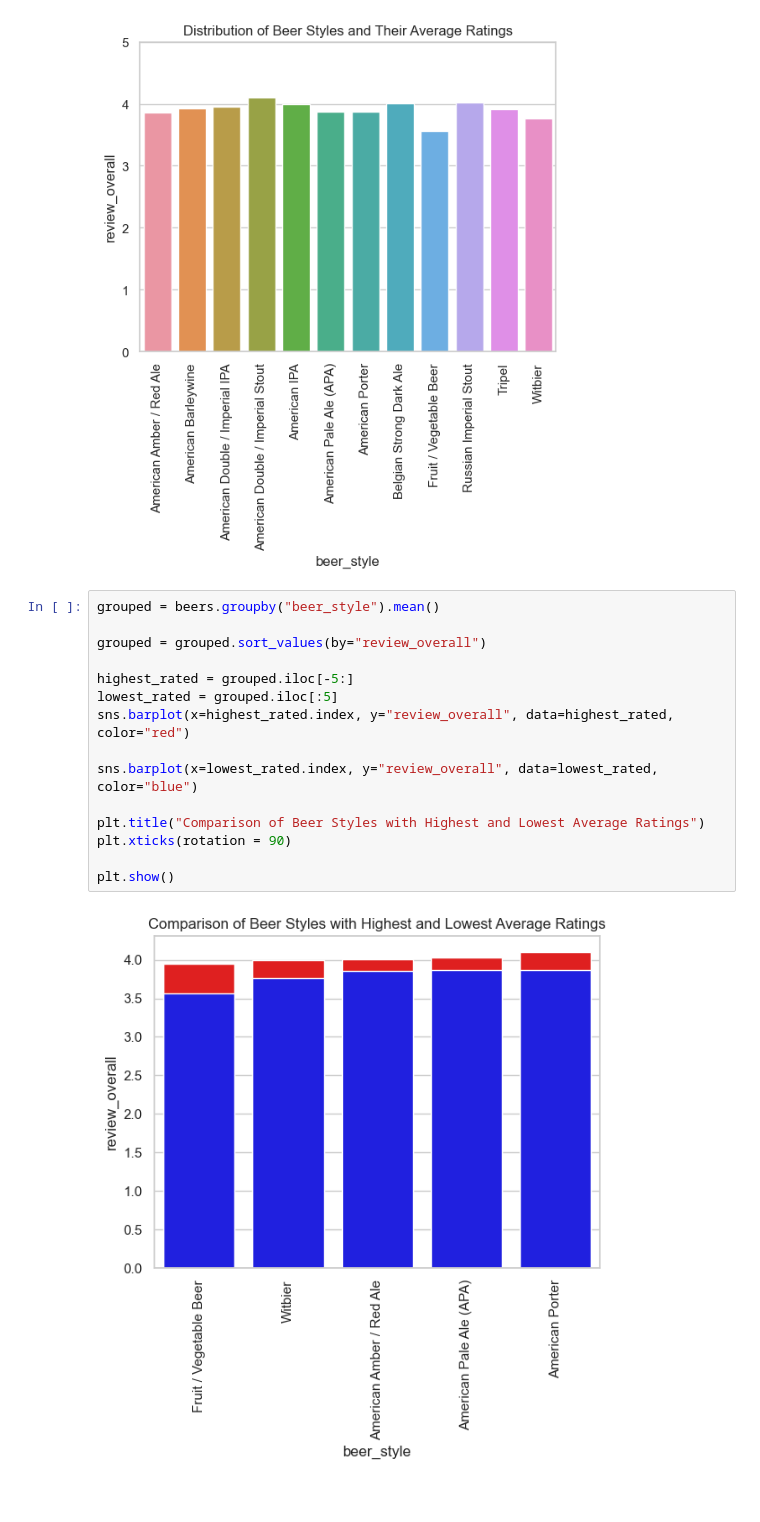
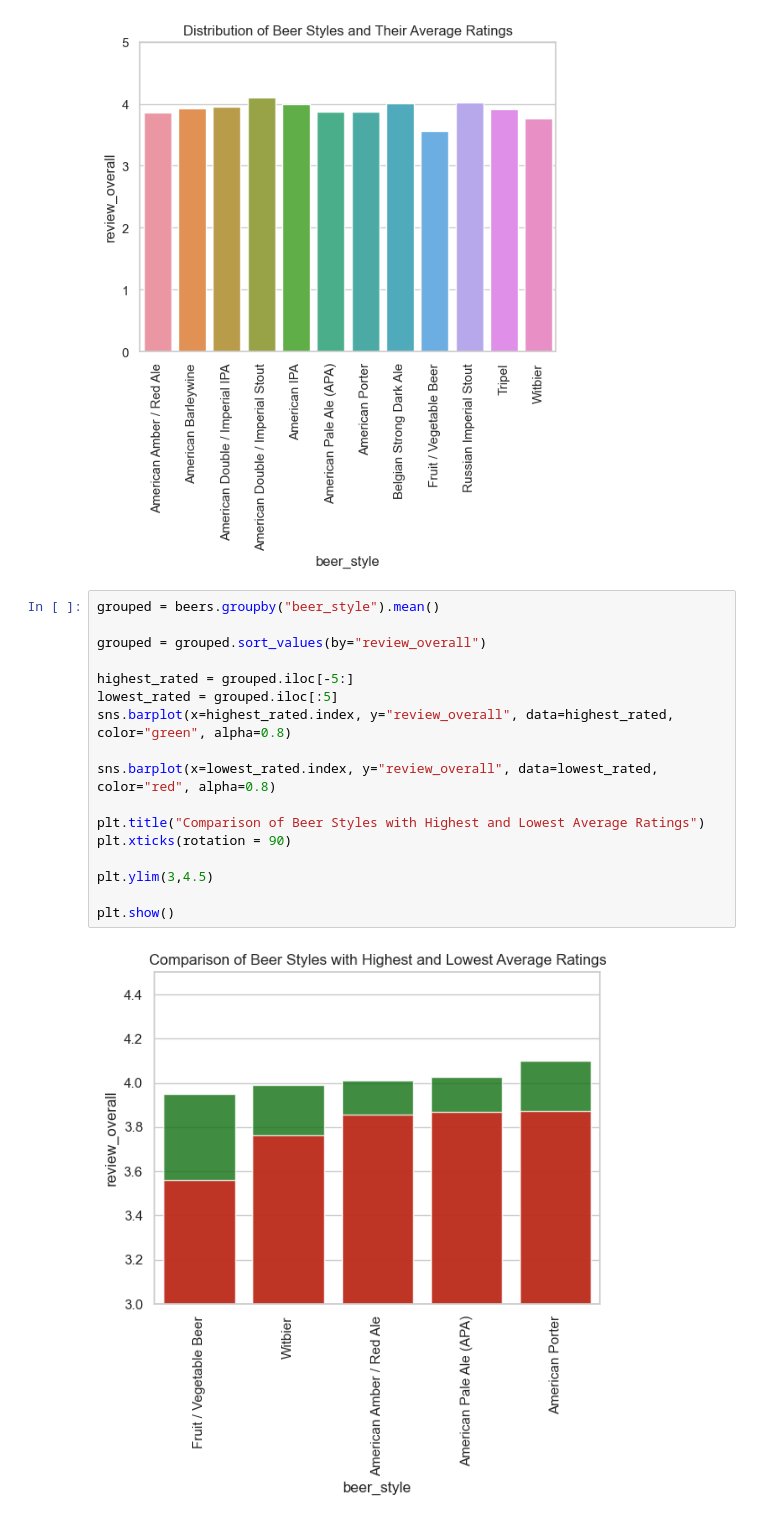
Before and after one commit to dzoricic/ratebeer-data-science-project, a Jupyter notebook: NeZnan.ipynb, the cells around one changed output. Cells and saved outputs as stored; diff of their text form.

```diff
--- a/NeZnan.ipynb
+++ b/NeZnan.ipynb
@@ -134,17 +135,19 @@ plt.show()
 # %%
 grouped = beers.groupby("beer_style").mean()
 
 grouped = grouped.sort_values(by="review_overall")
 
 highest_rated = grouped.iloc[-5:]
 lowest_rated = grouped.iloc[:5]
-sns.barplot(x=highest_rated.index, y="review_overall", data=highest_rated, color="red")
+sns.barplot(x=highest_rated.index, y="review_overall", data=highest_rated, color="green", alpha=0.8)
 
-sns.barplot(x=lowest_rated.index, y="review_overall", data=lowest_rated, color="blue")
+sns.barplot(x=lowest_rated.index, y="review_overall", data=lowest_rated, color="red", alpha=0.8)
 
 plt.title("Comparison of Beer Styles with Highest and Lowest Average Ratings")
 plt.xticks(rotation = 90)
 
+plt.ylim(3,4.5)
+
 plt.show()
 # %% [output]
-[figure, old version]
+[figure, new version]
```
Also changed, not shown: parts of 8 cells of this notebook.
